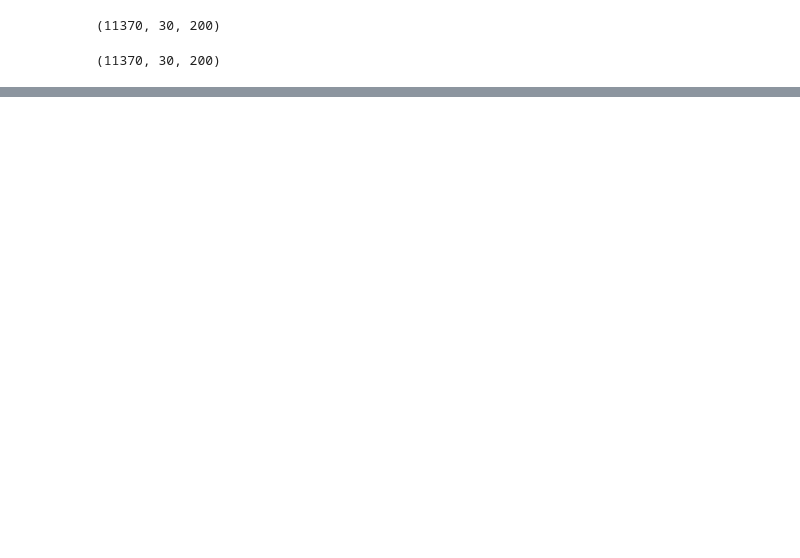
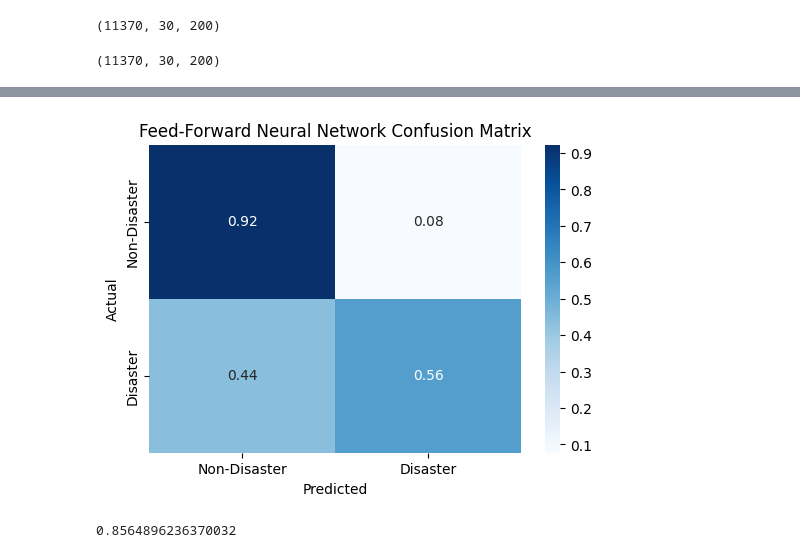
Before and after one commit to tracy-qiu/CS4100-ai-disaster-tweets-project, a Jupyter notebook: classifier.ipynb, the cells around one changed output, grey strips where cells are left out. Cells and saved outputs as stored; diff of their text form; code cells hidden in the pictures; blank space fills up the shorter version.

Commit message:
added confusion matrices

```diff
--- a/classifier.ipynb
+++ b/classifier.ipynb
@@ -371,0 +371,21 @@ KerasTensor(type_spec=TensorSpec(shape=(None, 1), dtype=tf.float32, name=None),
+# %%
+#Plot Feed-foward Neural Network confusion matrix
+X_test_reshaped = X_test.reshape(X_test.shape[0], -1)
+predictions = model.predict(X_test_reshaped)
+threshold = 0.5
+y_pred = (predictions > threshold).astype(int)
+cf_matrix = confusion_matrix(y_test, y_pred)
+categories = ['Non-Disaster', 'Disaster']
+cf_normalized = cf_matrix.astype('float') / cf_matrix.sum(axis=1)[:, np.newaxis]
+plt.figure(figsize= (6,4))
+sns.heatmap(cf_normalized, annot=True, fmt='.2f', cmap='Blues',
+            xticklabels=categories, yticklabels=categories)
+plt.xlabel('Predicted')
+plt.ylabel('Actual')
+plt.title('Feed-Forward Neural Network Confusion Matrix')
+plt.show()
+
+accuracy = (cf_matrix[0, 0] + cf_matrix[1, 1]) / np.sum(cf_matrix)  # Calculate accuracy
+
+print(accuracy)
+# %% [output]
@@ -372,3 +393,5 @@ KerasTensor(type_spec=TensorSpec(shape=(None, 1), dtype=tf.float32, name=None),
+[figure, added]
+0.8564896236370032
 # %%
 X_train, X_test, y_train, y_test = train_test_split(rnn_X, y, test_size=0.25, random_state=1)
 # %%
```
Also changed, not shown: parts of 8 cells of this notebook, 5 other files.
